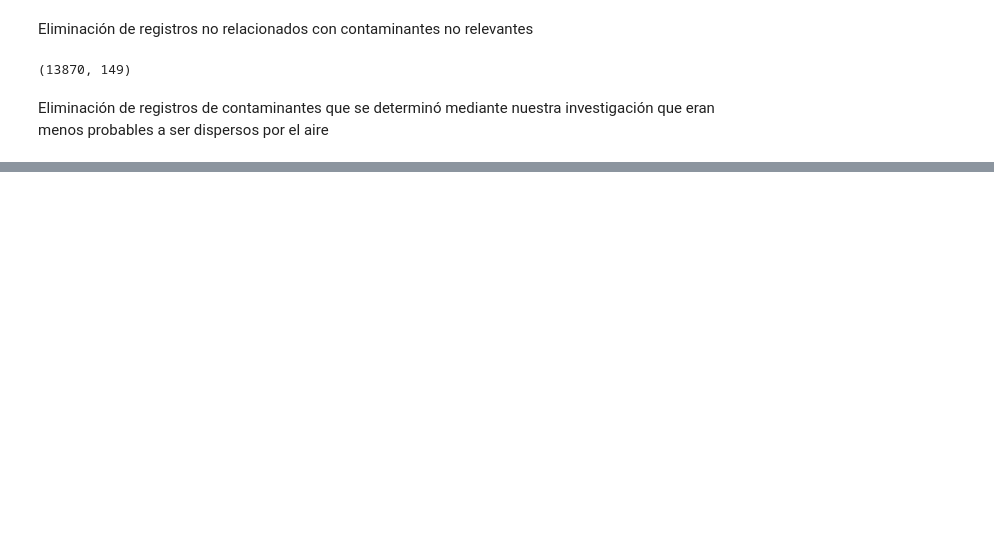
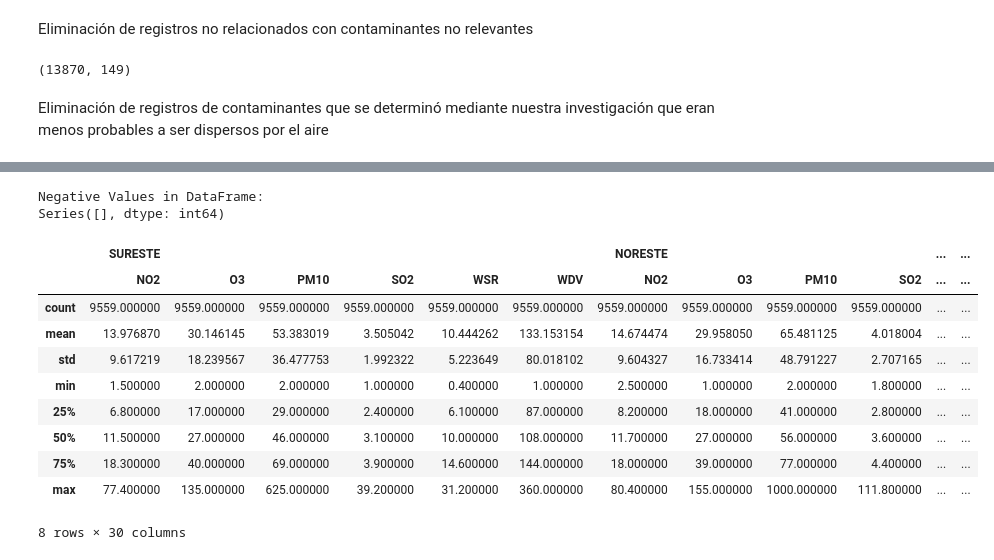
Before and after one commit to JuanjoBelt/MA2003B-PollutantFlowInTheWind, a Jupyter notebook: FiltradoColumnas.ipynb, the cells around one changed output, grey strips where cells are left out. Cells and saved outputs as stored; diff of their text form; code cells hidden in the pictures; blank space fills up the shorter version.

```diff
--- a/FiltradoColumnas.ipynb
+++ b/FiltradoColumnas.ipynb
@@ -89,0 +201,9 @@ filtered_df.to_csv("ContaminantesFiltrados.csv")
+# %%
+to_remove=["NOROESTE", "PM2.5"]
+cols = df.columns.to_flat_index()
+filtered_cols= [col for col in cols if col[0] not in to_remove]
+df=df.loc[:,pd.MultiIndex.from_tuples(filtered_cols)]
+cols = df.columns.to_flat_index()
+filtered_cols= [col for col in cols if col[1] not in to_remove]
+df=df.loc[:,pd.MultiIndex.from_tuples(filtered_cols)]
+df.columns
@@ -89,0 +230,4 @@ filtered_df.to_csv("ContaminantesFiltrados.csv")
+# %%
+print(df.shape)
+df_cleaned = df.dropna()
+df_cleaned.shape
@@ -89,0 +258,21 @@ filtered_df.to_csv("ContaminantesFiltrados.csv")
+# %%
+negative_values = (df_cleaned < 0).sum()
+print("\nNegative Values in DataFrame:")
+print(negative_values[negative_values > 0])
+# %% [output]
+Negative Values in DataFrame:
+Series([], dtype: int64)
+# %%
+df_cleaned.describe()
+# %% [output]
+|  | SURESTE |  |  |  |  |  | NORESTE |  |  |  | ... | ... |
+|  | NO2 | O3 | PM10 | SO2 | WSR | WDV | NO2 | O3 | PM10 | SO2 | ... | ... |
+| count | 9559.000000 | 9559.000000 | 9559.000000 | 9559.000000 | 9559.000000 | 9559.000000 | 9559.000000 | 9559.000000 | 9559.000000 | 9559.000000 | ... | ... |
+| mean | 13.976870 | 30.146145 | 53.383019 | 3.505042 | 10.444262 | 133.153154 | 14.674474 | 29.958050 | 65.481125 | 4.018004 | ... | ... |
+| std | 9.617219 | 18.239567 | 36.477753 | 1.992322 | 5.223649 | 80.018102 | 9.604327 | 16.733414 | 48.791227 | 2.707165 | ... | ... |
+| min | 1.500000 | 2.000000 | 2.000000 | 1.000000 | 0.400000 | 1.000000 | 2.500000 | 1.000000 | 2.000000 | 1.800000 | ... | ... |
+| 25% | 6.800000 | 17.000000 | 29.000000 | 2.400000 | 6.100000 | 87.000000 | 8.200000 | 18.000000 | 41.000000 | 2.800000 | ... | ... |
+| 50% | 11.500000 | 27.000000 | 46.000000 | 3.100000 | 10.000000 | 108.000000 | 11.700000 | 27.000000 | 56.000000 | 3.600000 | ... | ... |
+| 75% | 18.300000 | 40.000000 | 69.000000 | 3.900000 | 14.600000 | 144.000000 | 18.000000 | 39.000000 | 77.000000 | 4.400000 | ... | ... |
+| max | 77.400000 | 135.000000 | 625.000000 | 39.200000 | 31.200000 | 360.000000 | 80.400000 | 155.000000 | 1000.000000 | 111.800000 | ... | ... |
+8 rows × 30 columns
```
Also changed, not shown: parts of 25 cells of this notebook, 1 other file.
